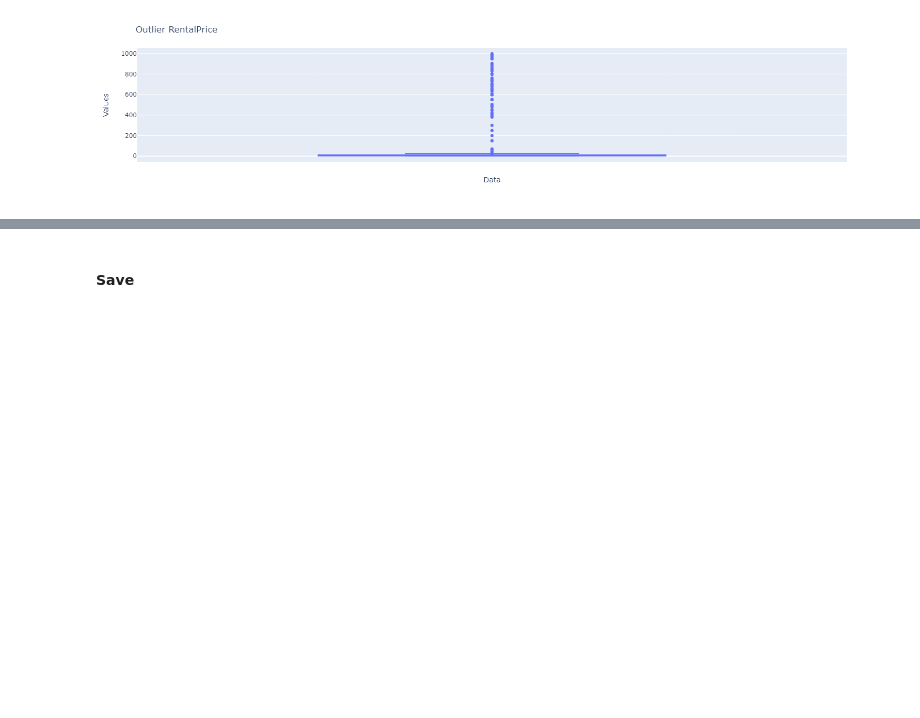
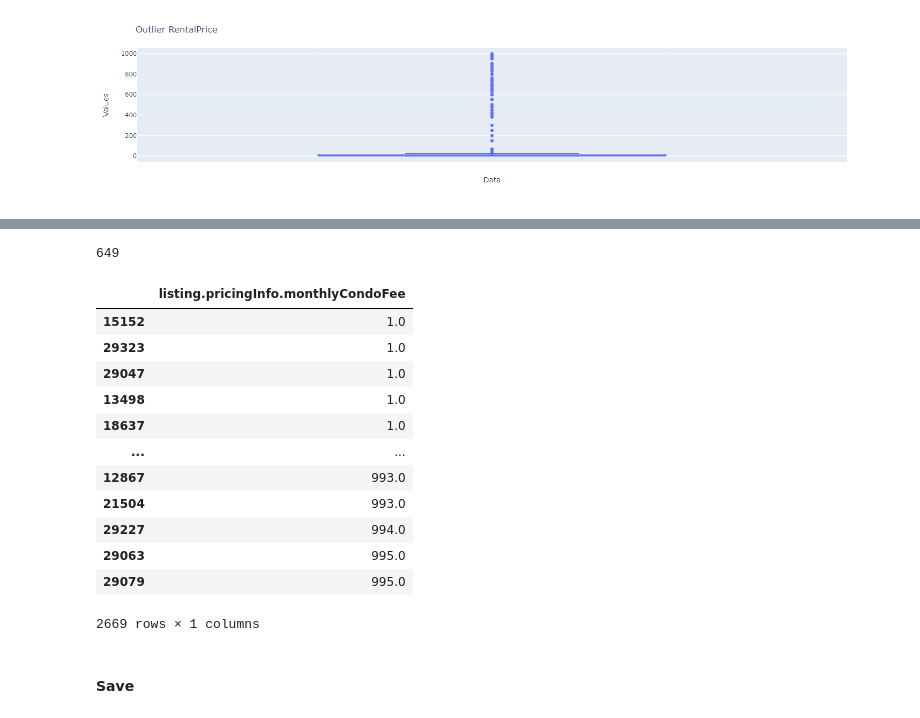
Before and after one commit to caiocmb7/MachineLearning-DS, a Jupyter notebook: ICD/Trabalho1/project.ipynb, the cells around one changed output, grey strips where cells are left out. Cells and saved outputs as stored; diff of their text form; code cells hidden in the pictures; blank space fills up the shorter version.

```diff
--- a/ICD/Trabalho1/project.ipynb
+++ b/ICD/Trabalho1/project.ipynb
@@ -728,7 +696,13 @@ fig.show()
 # %% [output]
 [figure]
 # %%
-num_columns = ["listing.pricingInfo.rentalPrice", "listing.pricingInfo.yearlyIptu", "listing.usableAreas", "listing.totalAreas", "listing.pricingInfo.monthlyCondoFee"]
+num_columns = [
+    "listing.pricingInfo.rentalPrice",
+    "listing.pricingInfo.yearlyIptu",
+    "listing.usableAreas",
+    "listing.totalAreas",
+    "listing.pricingInfo.monthlyCondoFee",
+]
 
 df = remove_outliers(df, num_columns)
 # %%
@@ -738,3 +712,25 @@ len(df["listing.pricingInfo.rentalPrice"].unique())
+# %%
+len(df["listing.pricingInfo.monthlyCondoFee"].unique())
+# %% [output]
+649
+# %%
+df[["listing.pricingInfo.monthlyCondoFee"]].sort_values(
+    "listing.pricingInfo.monthlyCondoFee"
+)
+# %% [output]
+|  | listing.pricingInfo.monthlyCondoFee |
+| 15152 | 1.0 |
+| 29323 | 1.0 |
+| 29047 | 1.0 |
+| 13498 | 1.0 |
+| 18637 | 1.0 |
+| ... | ... |
+| 12867 | 993.0 |
+| 21504 | 993.0 |
+| 29227 | 994.0 |
+| 29063 | 995.0 |
+| 29079 | 995.0 |
+2669 rows × 1 columns
 # %% [markdown]
 #### Save
 # %%
```
Also changed, not shown: parts of 24 cells of this notebook.
